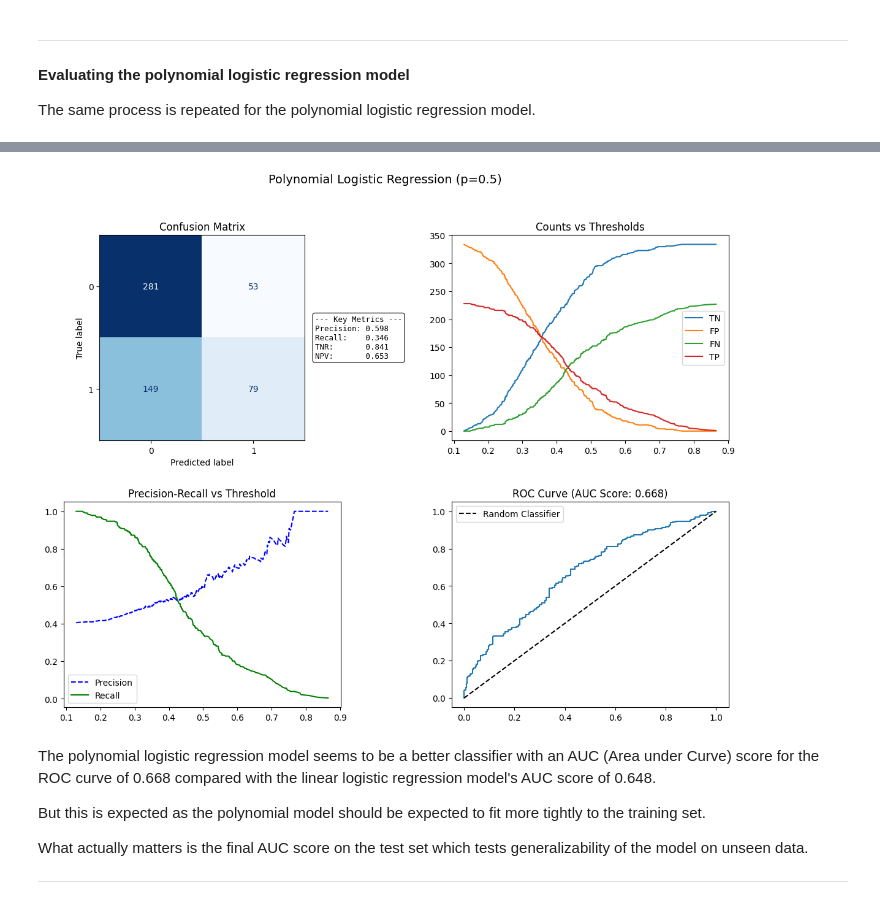
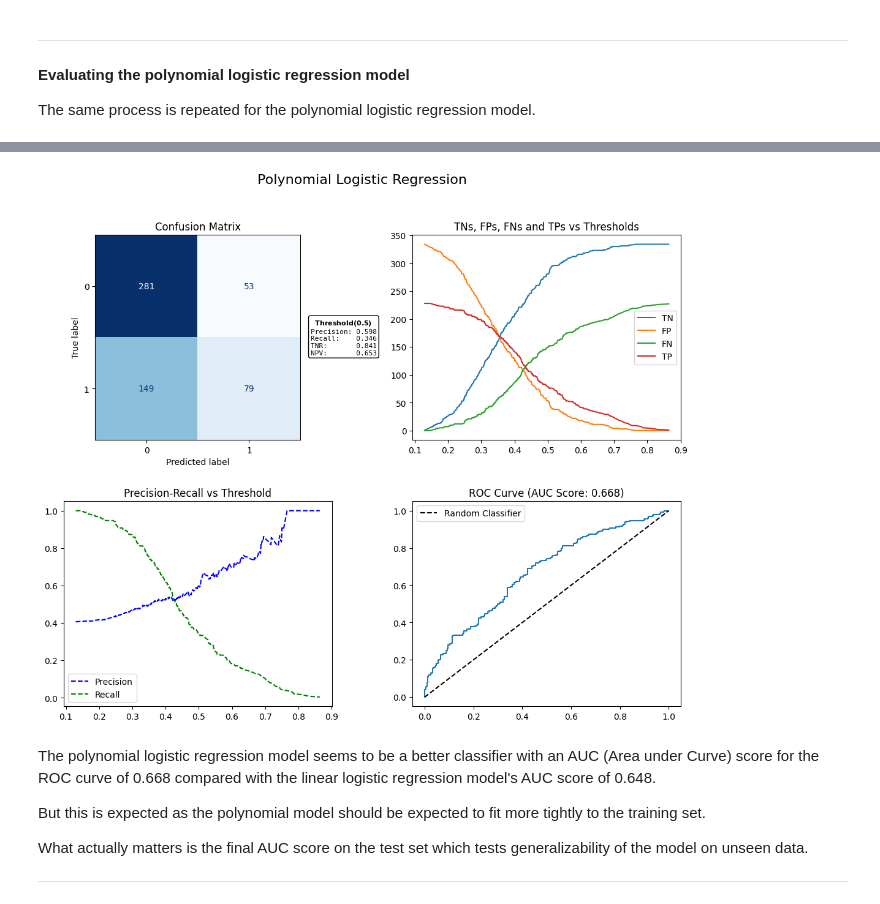
Before and after one commit to mateusy7/stock-price-ml-classifier-v1, a Jupyter notebook: notebooks/05_model_evaluation.ipynb, the cells around one changed output, grey strips where cells are left out. Cells and saved outputs as stored; diff of their text form; code cells hidden in the pictures.

```diff
--- a/notebooks/05_model_evaluation.ipynb
+++ b/notebooks/05_model_evaluation.ipynb
@@ -254,12 +246,7 @@ Iteration 49999: Cost  0.62917
-# %%
-evaluate_classification_performance_2(y_poly_train, p3, f_wb3,
-                                      confusion_matrix_at_thresholds,
-                                    precision_recall_curve,
-                                    roc_curve,
-                                    roc_auc_score,
-                                    'Polynomial Logistic Regression (p=0.5)')
-# %% [output]
-[figure, removed]
+# %%
+evaluate_classification_performance(y_poly_train, p3, f_wb3, threshold=0.5, title='Polynomial Logistic Regression')
+# %% [output]
+[figure, added]
 # %% [markdown]
 The polynomial logistic regression model seems to be a better classifier with an AUC (Area under Curve) score for the ROC curve of 0.668 compared with the linear logistic regression model's AUC score of 0.648.
 
```
Also changed, not shown: parts of 16 cells of this notebook, 3 other files.
